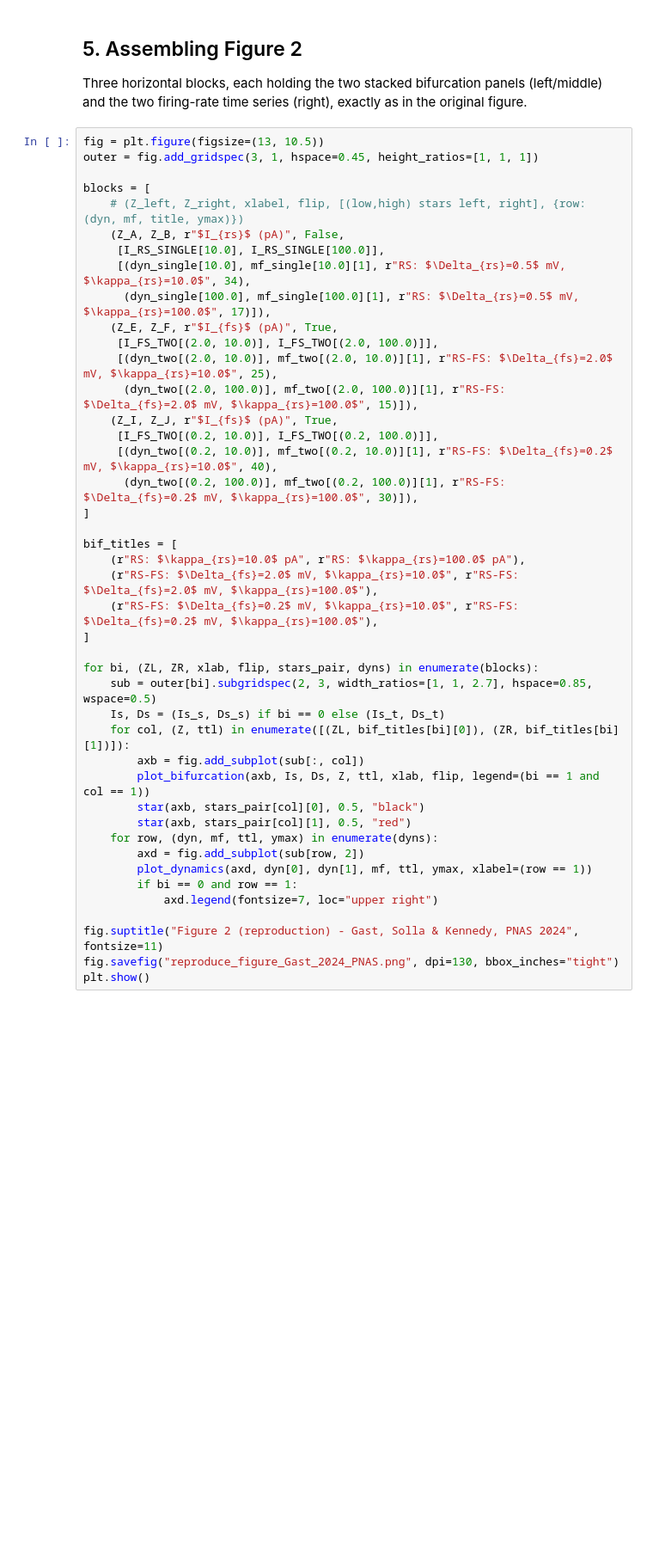
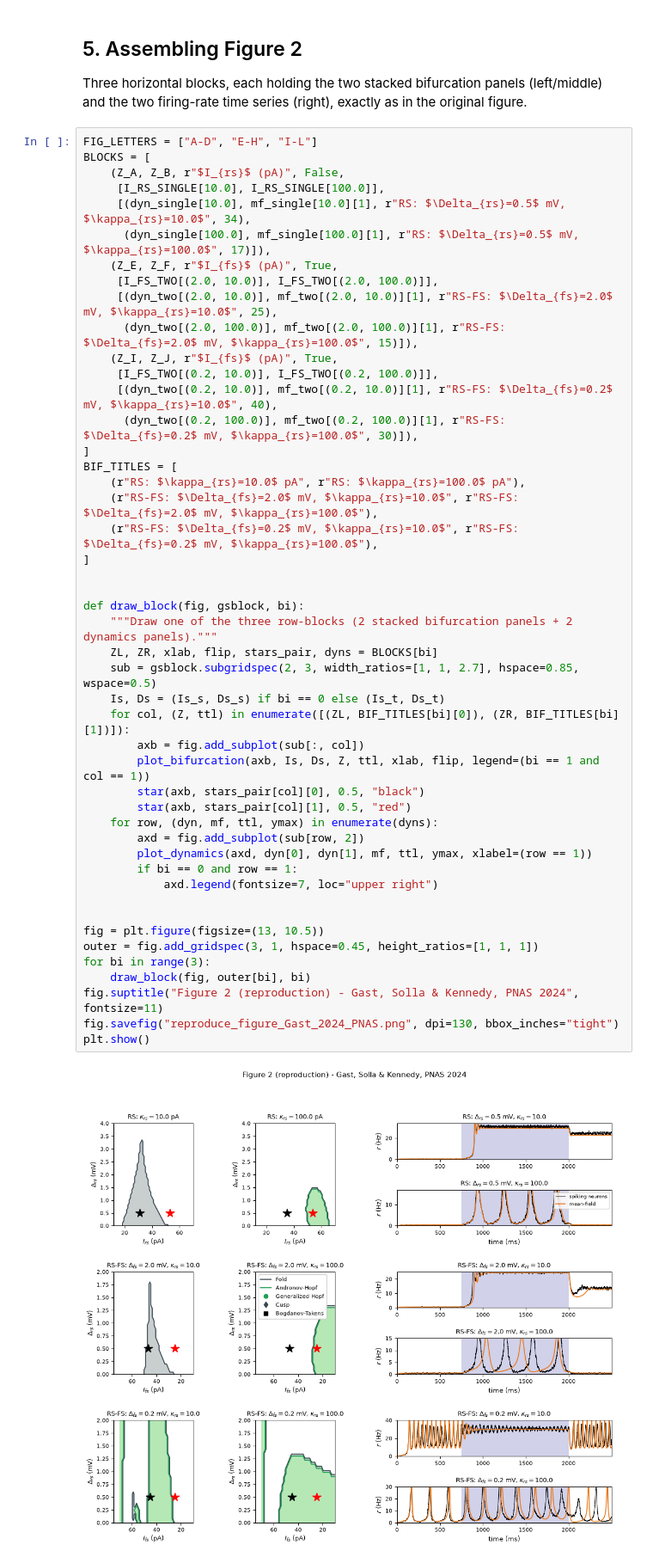
Before and after one commit to the-virtual-brain/tvb-root, a Jupyter notebook: tvb_documentation/demos/reproduce_figure_Gast_2024_PNAS.ipynb, the cells around one changed output. Shown at 86% size. Drawn from its saved outputs; the diff is of its cells as text; blank space fills up the shorter version.

```diff
--- a/tvb_documentation/demos/reproduce_figure_Gast_2024_PNAS.ipynb
+++ b/tvb_documentation/demos/reproduce_figure_Gast_2024_PNAS.ipynb
@@ -491,45 +505,51 @@ print("two-population mean-field done")
 Three horizontal blocks, each holding the two stacked bifurcation panels (left/middle)
 and the two firing-rate time series (right), exactly as in the original figure.
 # %%
-fig = plt.figure(figsize=(13, 10.5))
-outer = fig.add_gridspec(3, 1, hspace=0.45, height_ratios=[1, 1, 1])
-
-blocks = [
-    # (Z_left, Z_right, xlabel, flip, [(low,high) stars left, right], {row: (dyn, mf, title, ymax)})
+FIG_LETTERS = ["A-D", "E-H", "I-L"]
+BLOCKS = [
     (Z_A, Z_B, r"$I_{rs}$ (pA)", False,
      [I_RS_SINGLE[10.0], I_RS_SINGLE[100.0]],
      [(dyn_single[10.0], mf_single[10.0][1], r"RS: $\Delta_{rs}=0.5$ mV, $\kappa_{rs}=10.0$", 34),
       (dyn_single[100.0], mf_single[100.0][1], r"RS: $\Delta_{rs}=0.5$ mV, $\kappa_{rs}=100.0$", 17)]),
     (Z_E, Z_F, r"$I_{fs}$ (pA)", True,
      [I_FS_TWO[(2.0, 10.0)], I_FS_TWO[(2.0, 100.0)]],
      [(dyn_two[(2.0, 10.0)], mf_two[(2.0, 10.0)][1], r"RS-FS: $\Delta_{fs}=2.0$ mV, $\kappa_{rs}=10.0$", 25),
       (dyn_two[(2.0, 100.0)], mf_two[(2.0, 100.0)][1], r"RS-FS: $\Delta_{fs}=2.0$ mV, $\kappa_{rs}=100.0$", 15)]),
     (Z_I, Z_J, r"$I_{fs}$ (pA)", True,
      [I_FS_TWO[(0.2, 10.0)], I_FS_TWO[(0.2, 100.0)]],
      [(dyn_two[(0.2, 10.0)], mf_two[(0.2, 10.0)][1], r"RS-FS: $\Delta_{fs}=0.2$ mV, $\kappa_{rs}=10.0$", 40),
       (dyn_two[(0.2, 100.0)], mf_two[(0.2, 100.0)][1], r"RS-FS: $\Delta_{fs}=0.2$ mV, $\kappa_{rs}=100.0$", 30)]),
 ]
-
-bif_titles = [
+BIF_TITLES = [
     (r"RS: $\kappa_{rs}=10.0$ pA", r"RS: $\kappa_{rs}=100.0$ pA"),
     (r"RS-FS: $\Delta_{fs}=2.0$ mV, $\kappa_{rs}=10.0$", r"RS-FS: $\Delta_{fs}=2.0$ mV, $\kappa_{rs}=100.0$"),
     (r"RS-FS: $\Delta_{fs}=0.2$ mV, $\kappa_{rs}=10.0$", r"RS-FS: $\Delta_{fs}=0.2$ mV, $\kappa_{rs}=100.0$"),
 ]
 
-for bi, (ZL, ZR, xlab, flip, stars_pair, dyns) in enumerate(blocks):
-    sub = outer[bi].subgridspec(2, 3, width_ratios=[1, 1, 2.7], hspace=0.85, wspace=0.5)
+
+def draw_block(fig, gsblock, bi):
+    """Draw one of the three row-blocks (2 stacked bifurcation panels + 2 dynamics panels)."""
+    ZL, ZR, xlab, flip, stars_pair, dyns = BLOCKS[bi]
+    sub = gsblock.subgridspec(2, 3, width_ratios=[1, 1, 2.7], hspace=0.85, wspace=0.5)
     Is, Ds = (Is_s, Ds_s) if bi == 0 else (Is_t, Ds_t)
-    for col, (Z, ttl) in enumerate([(ZL, bif_titles[bi][0]), (ZR, bif_titles[bi][1])]):
+    for col, (Z, ttl) in enumerate([(ZL, BIF_TITLES[bi][0]), (ZR, BIF_TITLES[bi][1])]):
         axb = fig.add_subplot(sub[:, col])
         plot_bifurcation(axb, Is, Ds, Z, ttl, xlab, flip, legend=(bi == 1 and col == 1))
         star(axb, stars_pair[col][0], 0.5, "black")
         star(axb, stars_pair[col][1], 0.5, "red")
     for row, (dyn, mf, ttl, ymax) in enumerate(dyns):
         axd = fig.add_subplot(sub[row, 2])
         plot_dynamics(axd, dyn[0], dyn[1], mf, ttl, ymax, xlabel=(row == 1))
         if bi == 0 and row == 1:
             axd.legend(fontsize=7, loc="upper right")
 
+
+fig = plt.figure(figsize=(13, 10.5))
+outer = fig.add_gridspec(3, 1, hspace=0.45, height_ratios=[1, 1, 1])
+for bi in range(3):
+    draw_block(fig, outer[bi], bi)
 fig.suptitle("Figure 2 (reproduction) - Gast, Solla & Kennedy, PNAS 2024", fontsize=11)
 fig.savefig("reproduce_figure_Gast_2024_PNAS.png", dpi=130, bbox_inches="tight")
 plt.show()
+# %% [output]
+[figure, added]
```
Also changed, not shown: parts of 10 cells of this notebook, 2 other files.
